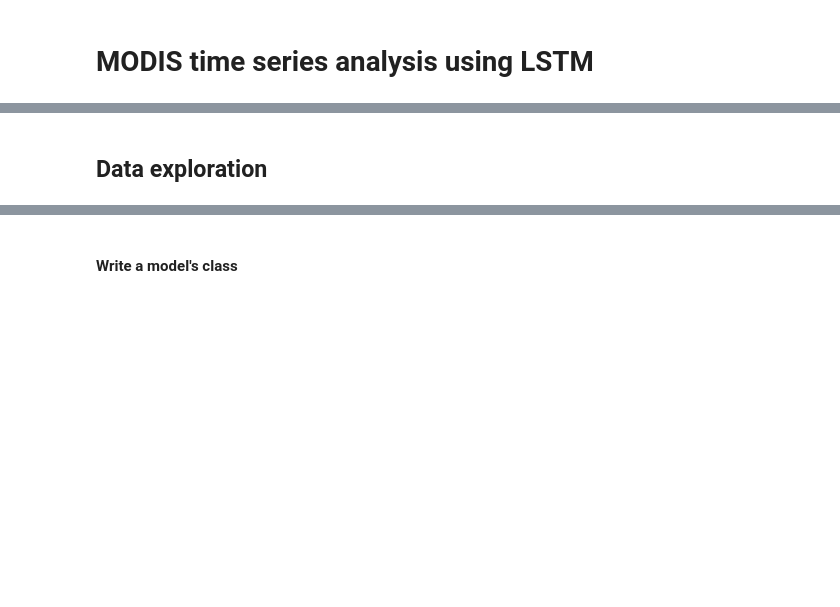
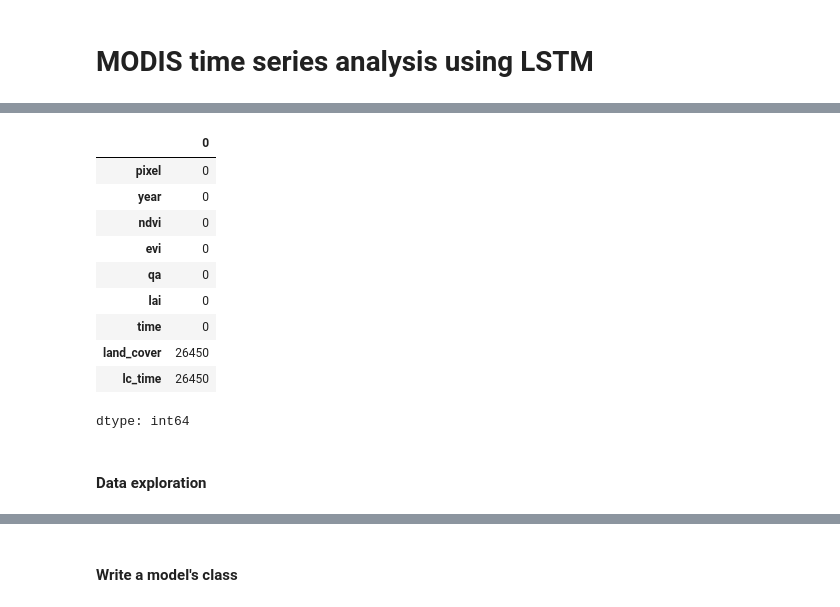
Before and after one commit to LanaLana/FRS-course, a Jupyter notebook: seminars/seminar_9/MODIS_lstm.ipynb, the cells around one changed output, grey strips where cells are left out. Drawn from its saved outputs; the diff is of its cells as text; code cells hidden in the pictures; blank space fills up the shorter version.

```diff
--- a/seminars/seminar_9/MODIS_lstm.ipynb
+++ b/seminars/seminar_9/MODIS_lstm.ipynb
@@ -35,10 +165,20 @@ plt.show()
 # %%
-df.land_cover
-
 df.isna().sum()
+# %% [output]
+|  | 0 |
+| pixel | 0 |
+| year | 0 |
+| ndvi | 0 |
+| evi | 0 |
+| qa | 0 |
+| lai | 0 |
+| time | 0 |
+| land_cover | 26450 |
+| lc_time | 26450 |
+dtype: int64
 # %%
 df = df.dropna()
 # %% [markdown]
-##  Data exploration
+####  Data exploration
 # %%
 df.groupby('pixel').count()
```
Also changed, not shown: parts of 35 cells of this notebook.
